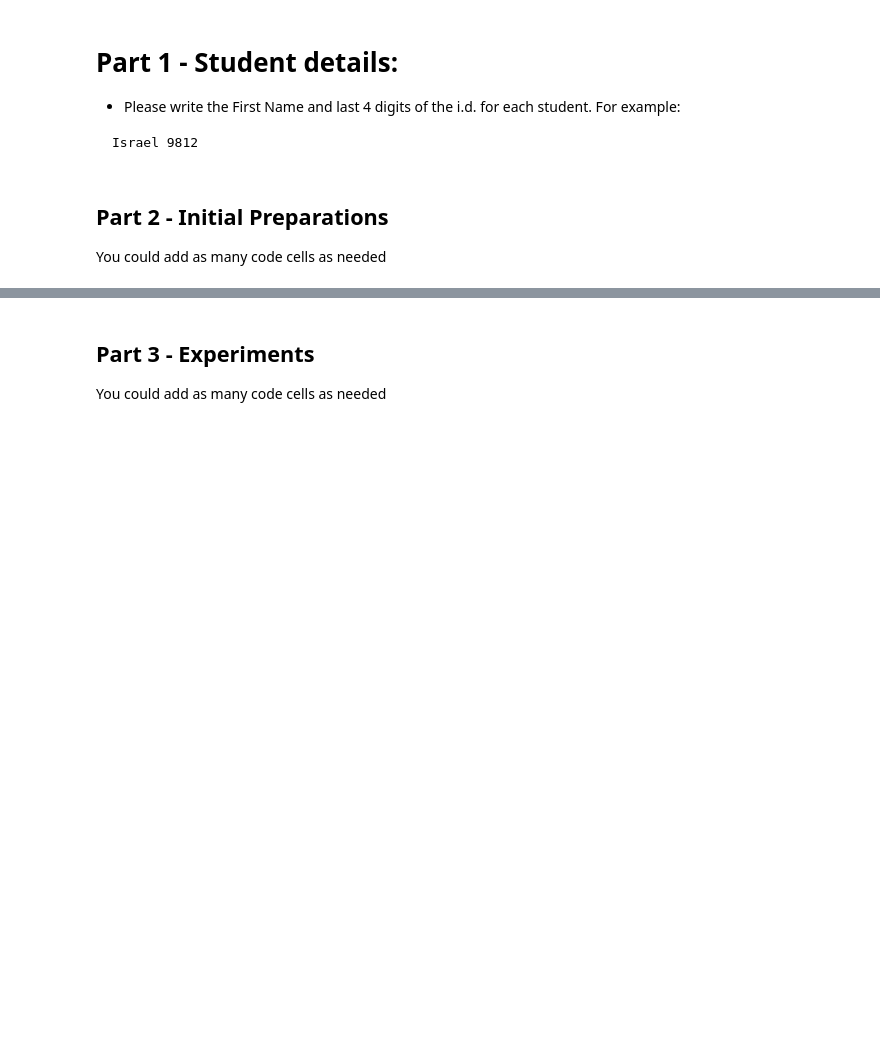
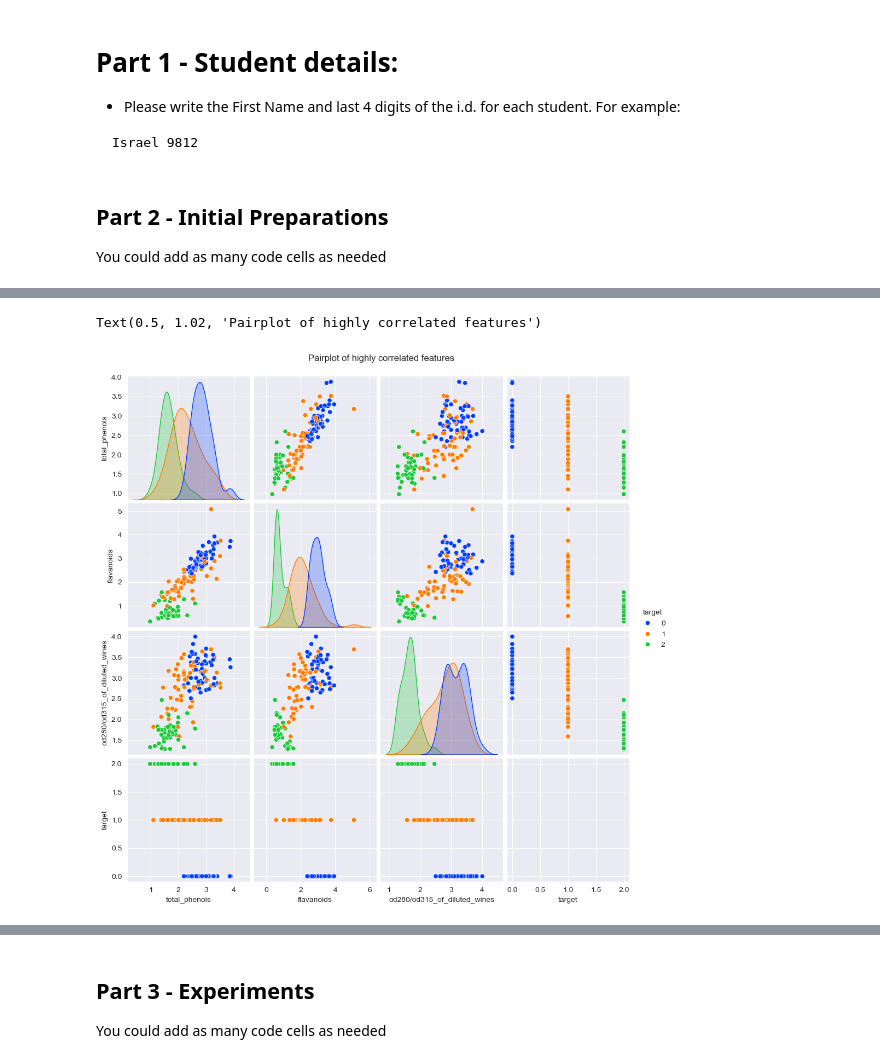
Before and after one commit to Natans8/ML_course_task2, a Jupyter notebook: Assignment2_supervised_learning_flow.ipynb, the cells around one changed output, grey strips where cells are left out. Cells and saved outputs as stored; diff of their text form; code cells hidden in the pictures; blank space fills up the shorter version.

```diff
--- a/Assignment2_supervised_learning_flow.ipynb
+++ b/Assignment2_supervised_learning_flow.ipynb
@@ -39,0 +70,2 @@ y_train = data_train['target']
+# %%
+palette = 'bright'
@@ -39,0 +105,4 @@ y_train = data_train['target']
+# %%
+# Select only highly correlated features
+highcorr = corr[(corr.abs() > correlation_threshold ) & (corr != 1)].dropna(how='all').dropna(axis=1, how='all')
+highcorr
@@ -39,0 +124,5 @@ y_train = data_train['target']
+# %%
+sns.pairplot(data_train, hue='target', height=2.5, vars=highcorr.index, palette=palette).fig.suptitle('Pairplot of highly correlated features', y=1.02)
+# %% [output]
+Text(0.5, 1.02, 'Pairplot of highly correlated features')
+[figure, added]
```
Also changed, not shown: parts of 27 cells of this notebook.
